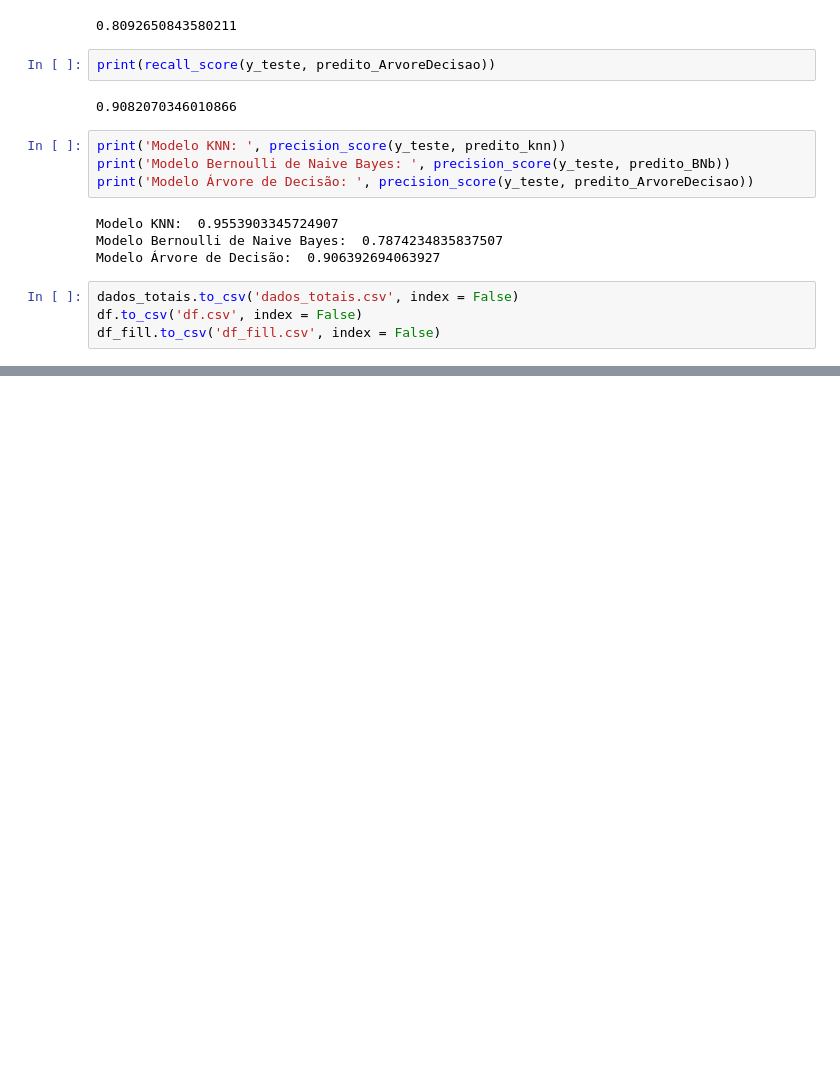
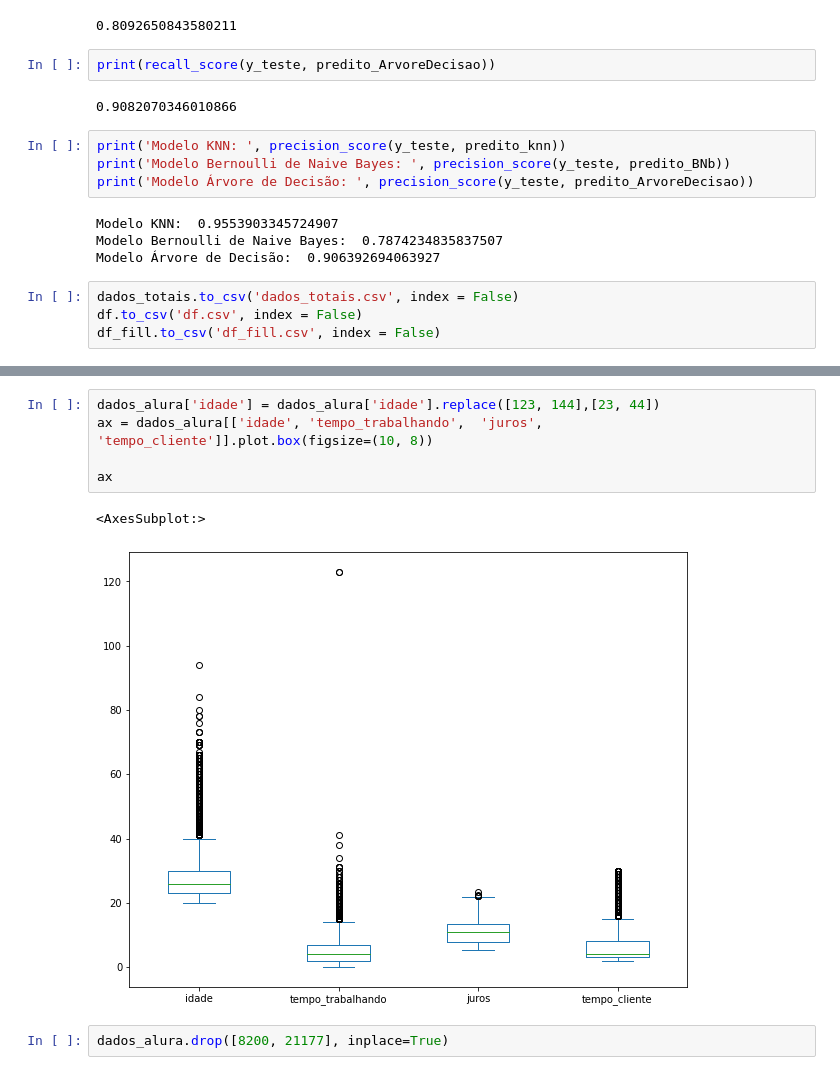
Before and after one commit to FabricioAMonteiro/ChallengeAluraDados, a Jupyter notebook: Análises iniciais Desafio Dados Alura.ipynb, the cells around one changed output, grey strips where cells are left out. Saved outputs shown, nothing was run; the diff lists cells and outputs as text; blank space fills up the shorter version.

```diff
--- a/Análises iniciais Desafio Dados Alura.ipynb
+++ b/Análises iniciais Desafio Dados Alura.ipynb
@@ -1017,0 +1096,10 @@ df_fill.to_csv('df_fill.csv', index = False)
+# %%
+dados_alura['idade'] = dados_alura['idade'].replace([123, 144],[23, 44])
+ax = dados_alura[['idade', 'tempo_trabalhando',  'juros', 'tempo_cliente']].plot.box(figsize=(10, 8))
+
+ax
+# %% [output]
+<AxesSubplot:>
+[figure, added]
+# %%
+dados_alura.drop([8200, 21177], inplace=True)
```
Also changed, not shown: parts of 43 cells of this notebook, 48 other files.
